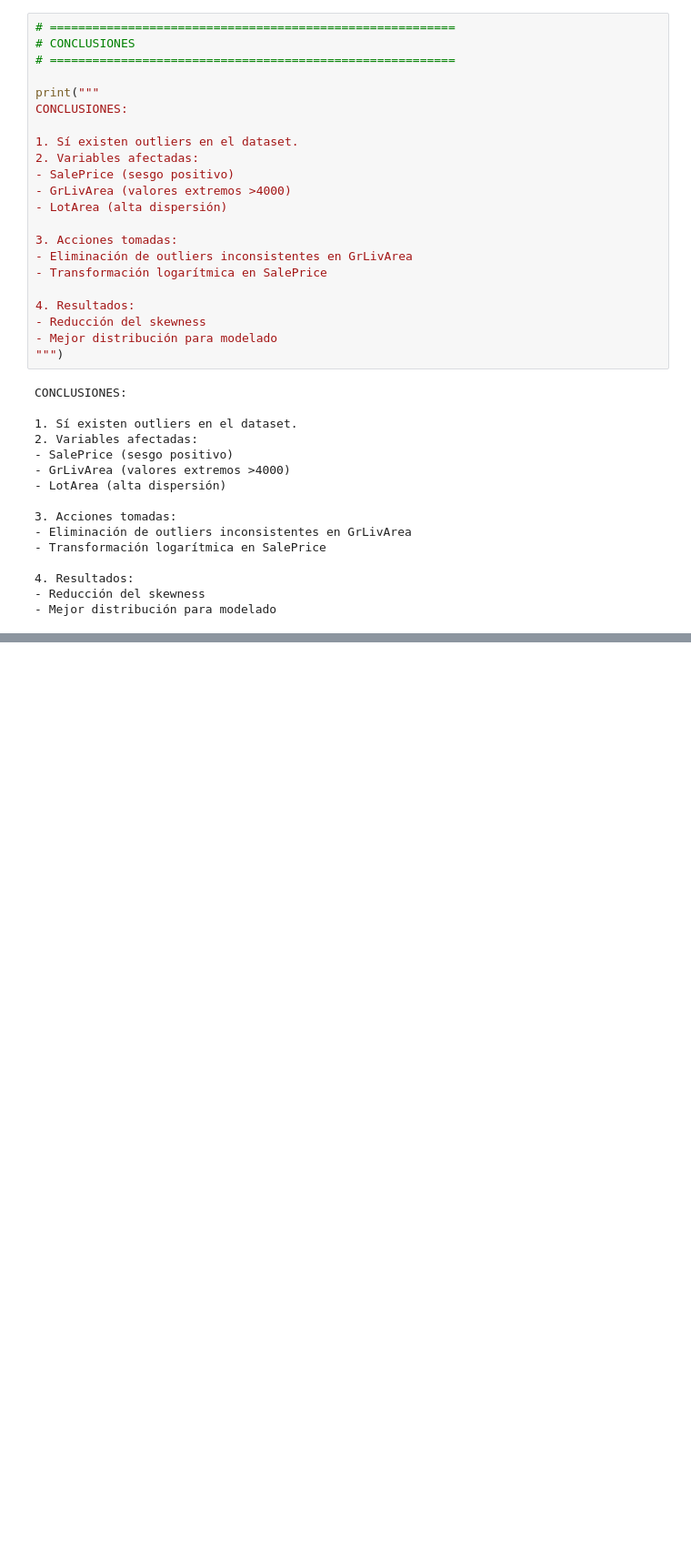
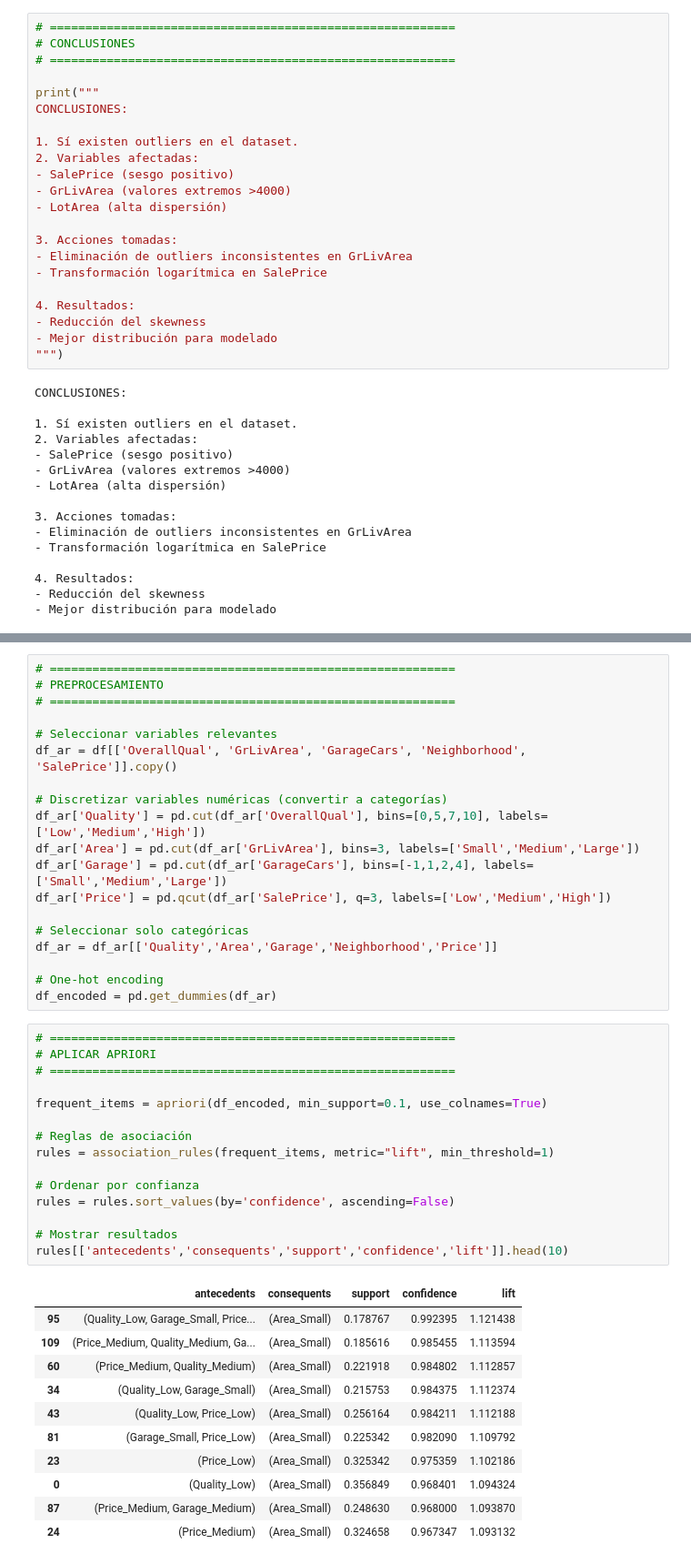
Before and after one commit to TM300KM/Data-Set, a Jupyter notebook: DataSet.ipynb, the cells around one changed output, grey strips where cells are left out. Shown at 91% size. Cells and saved outputs as stored; diff of their text form; blank space fills up the shorter version.

```diff
--- a/DataSet.ipynb
+++ b/DataSet.ipynb
@@ -197,0 +233,46 @@ CONCLUSIONES:
+# %%
+# =========================================================
+# PREPROCESAMIENTO
+# =========================================================
+
+# Seleccionar variables relevantes
+df_ar = df[['OverallQual', 'GrLivArea', 'GarageCars', 'Neighborhood', 'SalePrice']].copy()
+
+# Discretizar variables numéricas (convertir a categorías)
+df_ar['Quality'] = pd.cut(df_ar['OverallQual'], bins=[0,5,7,10], labels=['Low','Medium','High'])
+df_ar['Area'] = pd.cut(df_ar['GrLivArea'], bins=3, labels=['Small','Medium','Large'])
+df_ar['Garage'] = pd.cut(df_ar['GarageCars'], bins=[-1,1,2,4], labels=['Small','Medium','Large'])
+df_ar['Price'] = pd.qcut(df_ar['SalePrice'], q=3, labels=['Low','Medium','High'])
+
+# Seleccionar solo categóricas
+df_ar = df_ar[['Quality','Area','Garage','Neighborhood','Price']]
+
+# One-hot encoding
+df_encoded = pd.get_dummies(df_ar)
+# %%
+# =========================================================
+# APLICAR APRIORI
+# =========================================================
+
+frequent_items = apriori(df_encoded, min_support=0.1, use_colnames=True)
+
+# Reglas de asociación
+rules = association_rules(frequent_items, metric="lift", min_threshold=1)
+
+# Ordenar por confianza
+rules = rules.sort_values(by='confidence', ascending=False)
+
+# Mostrar resultados
+rules[['antecedents','consequents','support','confidence','lift']].head(10)
+# %% [output]
+|  | antecedents | consequents | support | confidence | lift |
+| 95 | (Quality_Low, Garage_Small, Price... | (Area_Small) | 0.178767 | 0.992395 | 1.121438 |
+| 109 | (Price_Medium, Quality_Medium, Ga... | (Area_Small) | 0.185616 | 0.985455 | 1.113594 |
+| 60 | (Price_Medium, Quality_Medium) | (Area_Small) | 0.221918 | 0.984802 | 1.112857 |
+| 34 | (Quality_Low, Garage_Small) | (Area_Small) | 0.215753 | 0.984375 | 1.112374 |
+| 43 | (Quality_Low, Price_Low) | (Area_Small) | 0.256164 | 0.984211 | 1.112188 |
+| 81 | (Garage_Small, Price_Low) | (Area_Small) | 0.225342 | 0.982090 | 1.109792 |
+| 23 | (Price_Low) | (Area_Small) | 0.325342 | 0.975359 | 1.102186 |
+| 0 | (Quality_Low) | (Area_Small) | 0.356849 | 0.968401 | 1.094324 |
+| 87 | (Price_Medium, Garage_Medium) | (Area_Small) | 0.248630 | 0.968000 | 1.093870 |
+| 24 | (Price_Medium) | (Area_Small) | 0.324658 | 0.967347 | 1.093132 |
```
Also changed, not shown: parts of 3 cells of this notebook.
